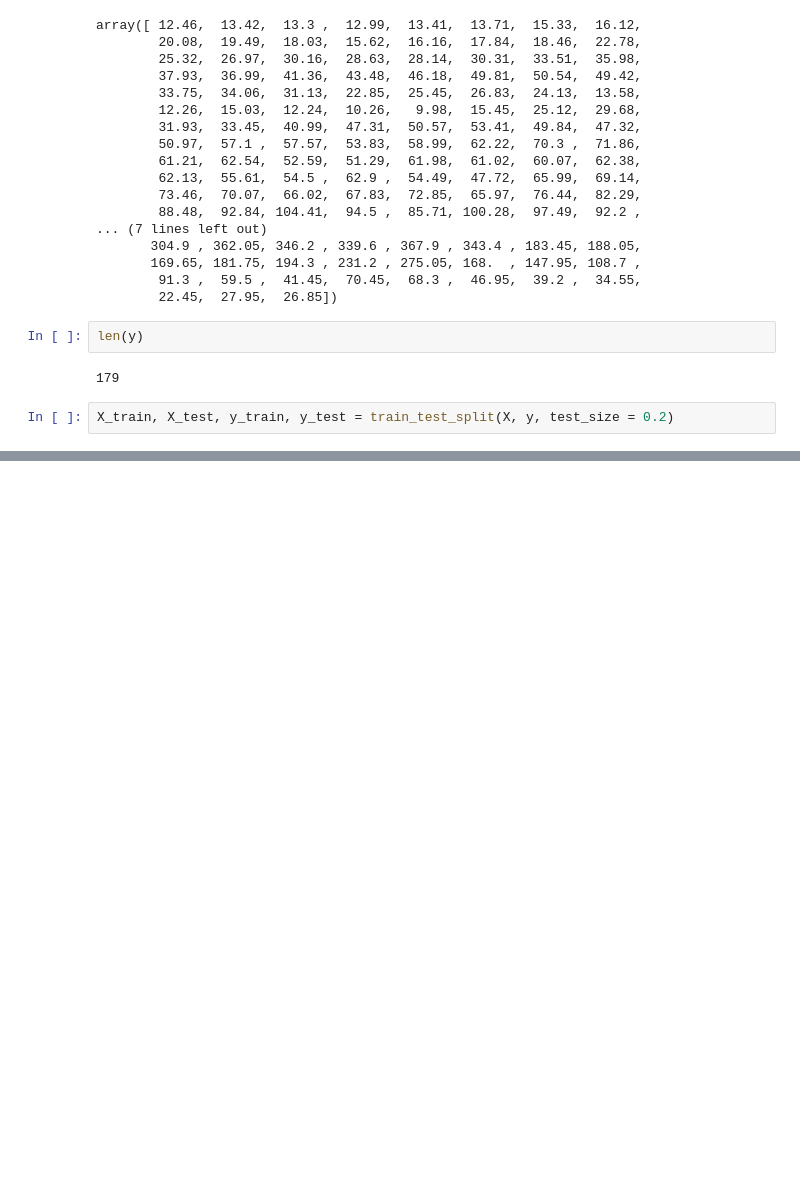
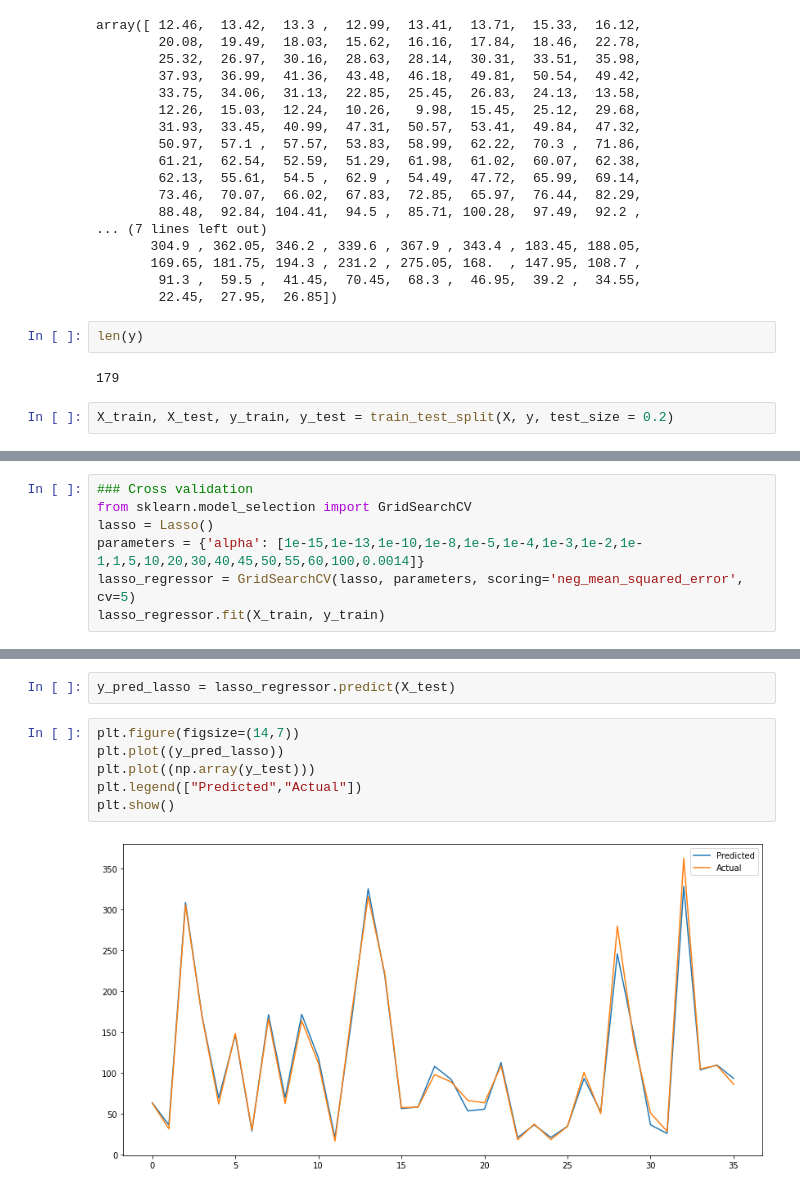
Before and after one commit to smkmohsin/Yes-Bank-Stock-Closing-Price-Prediction, a Jupyter notebook: Yes_Bank_Stock_Closing_Price_Prediction_Capstone_Project_.ipynb, the cells around one changed output, grey strips where cells are left out. Saved outputs shown, nothing was run; the diff lists cells and outputs as text; blank space fills up the shorter version.

```diff
--- a/Yes_Bank_Stock_Closing_Price_Prediction_Capstone_Project_.ipynb
+++ b/Yes_Bank_Stock_Closing_Price_Prediction_Capstone_Project_.ipynb
@@ -283,0 +350,7 @@ test_dataset['Prediction'] = df[['Close']].shift(-future_days)
+# %%
+### Cross validation
+from sklearn.model_selection import GridSearchCV
+lasso = Lasso()
+parameters = {'alpha': [1e-15,1e-13,1e-10,1e-8,1e-5,1e-4,1e-3,1e-2,1e-1,1,5,10,20,30,40,45,50,55,60,100,0.0014]}
+lasso_regressor = GridSearchCV(lasso, parameters, scoring='neg_mean_squared_error', cv=5)
+lasso_regressor.fit(X_train, y_train)
@@ -283,0 +376,10 @@ test_dataset['Prediction'] = df[['Close']].shift(-future_days)
+# %%
+y_pred_lasso = lasso_regressor.predict(X_test)
+# %%
+plt.figure(figsize=(14,7))
+plt.plot((y_pred_lasso))
+plt.plot((np.array(y_test)))
+plt.legend(["Predicted","Actual"])
+plt.show()
+# %% [output]
+[figure, added]
```
Also changed, not shown: parts of 81 cells of this notebook.
